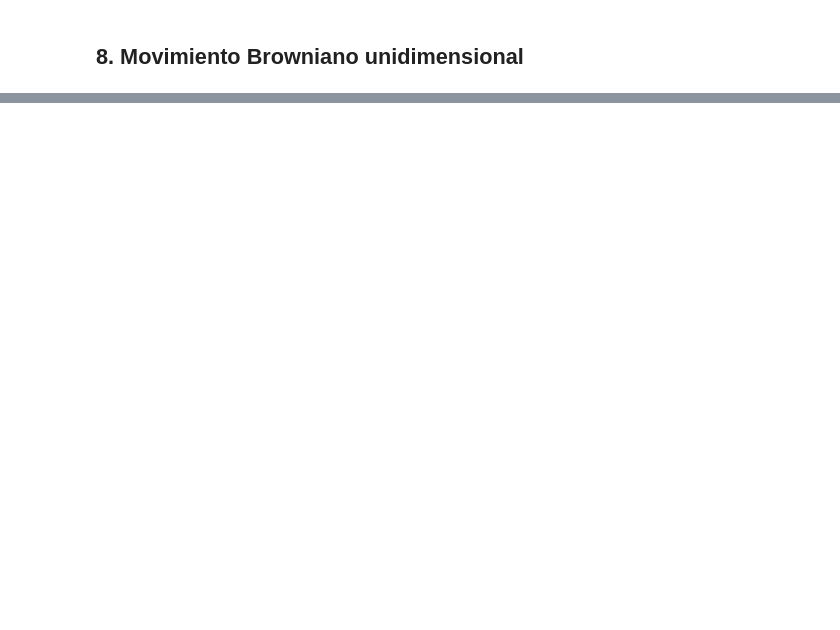
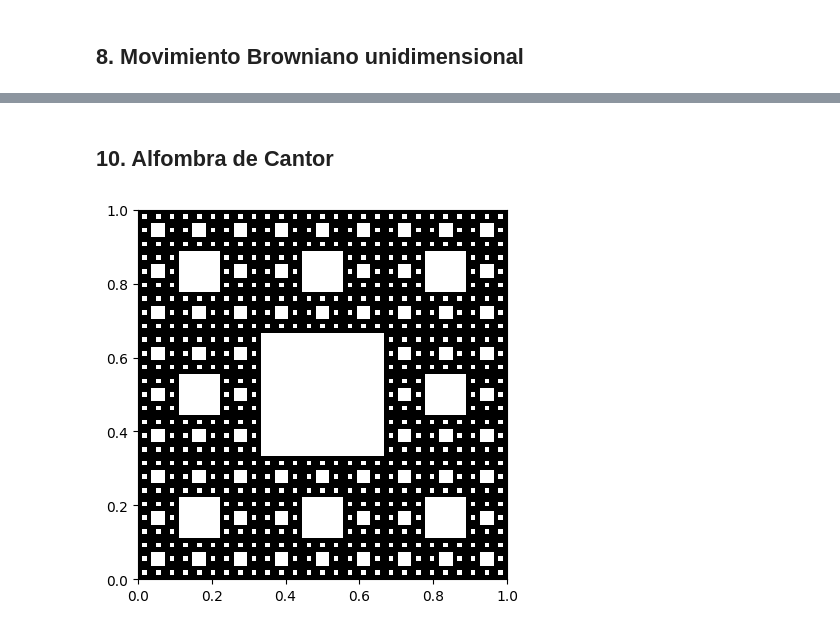
Before and after one commit to MiluEnAlmibar/Fractales, a Jupyter notebook: python/practica1.ipynb, the cells around one changed output, grey strips where cells are left out. Saved outputs shown, nothing was run; the diff lists cells and outputs as text; code cells hidden in the pictures; blank space fills up the shorter version.

```diff
--- a/python/practica1.ipynb
+++ b/python/practica1.ipynb
@@ -333,0 +366,31 @@ browniano(100)
+# %% [markdown]
+## 10. Alfombra de Cantor
+# %%
+def alfombra_cantor(iteraciones):
+    cuadrados = [(0, 0, 1)]
+
+    for _ in range(iteraciones):
+        nuevos_cuadrados = []
+        for (x, y, lado) in cuadrados:
+            nuevo_lado = lado / 3.0
+            for i in range(3):
+                for j in range(3):
+                    if i == 1 and j == 1:
+                        continue
+                    nuevos_cuadrados.append((x + i * nuevo_lado, y + j * nuevo_lado, nuevo_lado))
+        cuadrados = nuevos_cuadrados
+    return cuadrados
+
+def graficar_alfombra(cuadrados):
+    fig, ax = plt.subplots()
+    for (x, y, lado) in cuadrados:
+        rect = patches.Rectangle((x, y), lado, lado, facecolor='black', edgecolor='none')
+        ax.add_patch(rect)
+    ax.set_aspect('equal')
+    plt.show()
+
+iteraciones = 4
+cuadrados = alfombra_cantor(iteraciones)
+graficar_alfombra(cuadrados)
+# %% [output]
+[figure, added]
```
Also changed, not shown: parts of 6 cells of this notebook.
